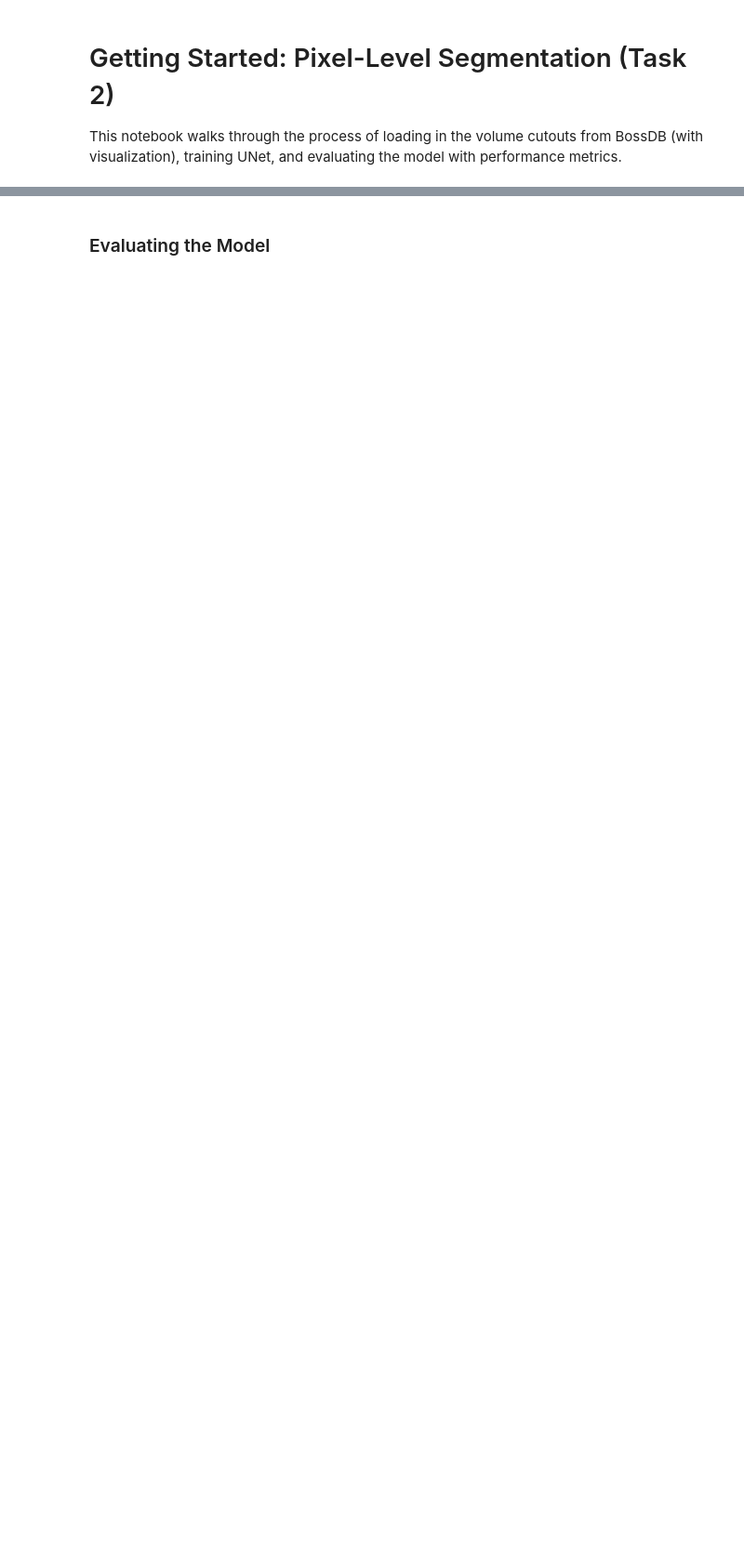
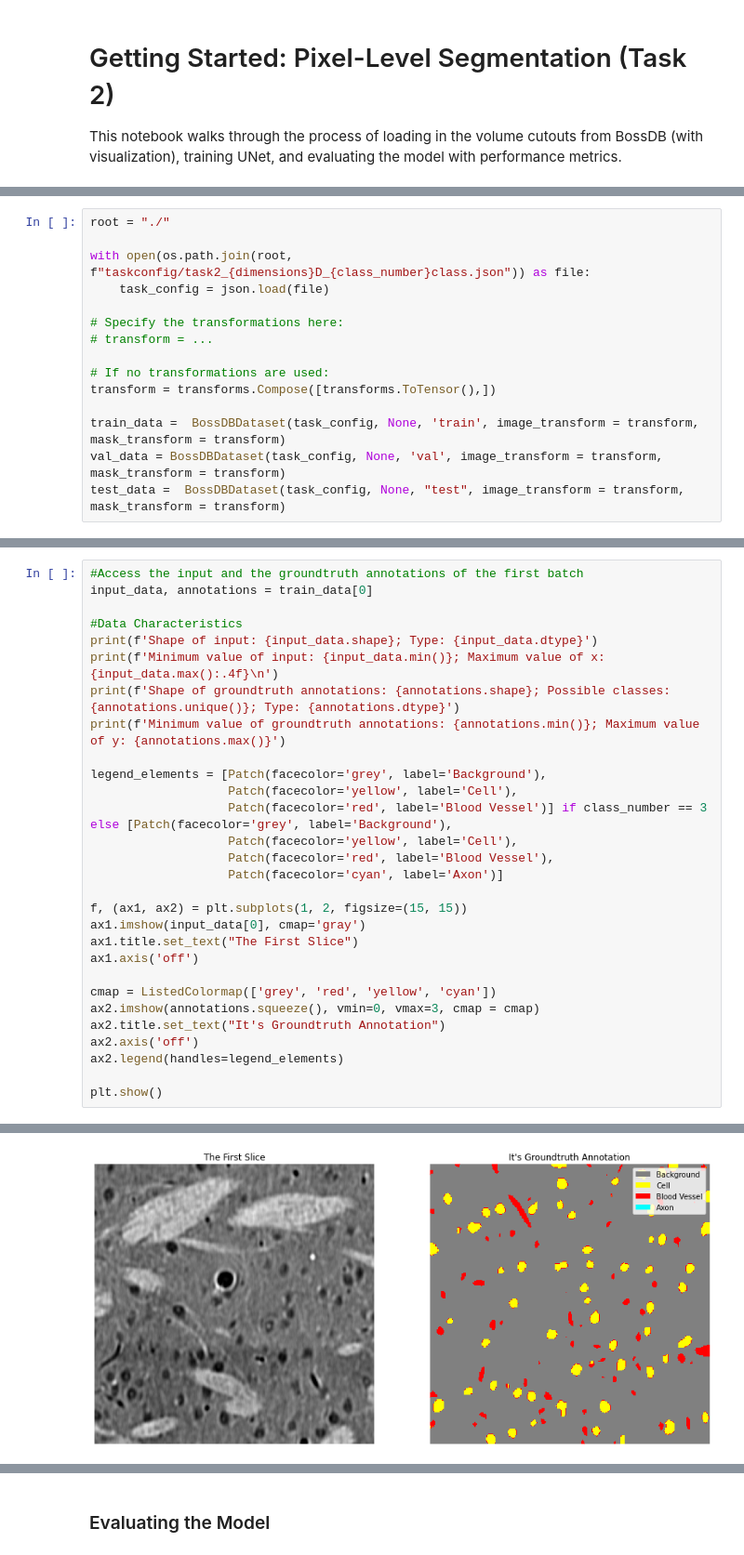
Before and after one commit to im-a-jin/MTNeuro, a Jupyter notebook: notebooks/task2_getting_started.ipynb, the cells around one changed output, grey strips where cells are left out. Shown at 93% size. Cells and saved outputs as stored; diff of their text form; blank space fills up the shorter version.

Commit message:
Cleaned up task2_getting_started

```diff
--- a/notebooks/task2_getting_started.ipynb
+++ b/notebooks/task2_getting_started.ipynb
@@ -331,0 +150,15 @@ For this notebook, we use the [U-Net](https://github.com/johschmidt42/PyTorch-2D
+# %%
+root = "./"
+
+with open(os.path.join(root, f"taskconfig/task2_{dimensions}D_{class_number}class.json")) as file:
+    task_config = json.load(file)
+
+# Specify the transformations here:
+# transform = ...
+
+# If no transformations are used:
+transform = transforms.Compose([transforms.ToTensor(),])
+
+train_data =  BossDBDataset(task_config, None, 'train', image_transform = transform, mask_transform = transform)
+val_data = BossDBDataset(task_config, None, 'val', image_transform = transform, mask_transform = transform)
+test_data =  BossDBDataset(task_config, None, "test", image_transform = transform, mask_transform = transform)
@@ -331,0 +172,30 @@ For this notebook, we use the [U-Net](https://github.com/johschmidt42/PyTorch-2D
+# %%
+#Access the input and the groundtruth annotations of the first batch
+input_data, annotations = train_data[0]
+
+#Data Characteristics
+print(f'Shape of input: {input_data.shape}; Type: {input_data.dtype}')
+print(f'Minimum value of input: {input_data.min()}; Maximum value of x: {input_data.max():.4f}\n')
+print(f'Shape of groundtruth annotations: {annotations.shape}; Possible classes: {annotations.unique()}; Type: {annotations.dtype}')
+print(f'Minimum value of groundtruth annotations: {annotations.min()}; Maximum value of y: {annotations.max()}')
+
+legend_elements = [Patch(facecolor='grey', label='Background'),
+                   Patch(facecolor='yellow', label='Cell'),
+                   Patch(facecolor='red', label='Blood Vessel')] if class_number == 3 else [Patch(facecolor='grey', label='Background'),
+                   Patch(facecolor='yellow', label='Cell'),
+                   Patch(facecolor='red', label='Blood Vessel'),
+                   Patch(facecolor='cyan', label='Axon')]
+
+f, (ax1, ax2) = plt.subplots(1, 2, figsize=(15, 15))
+ax1.imshow(input_data[0], cmap='gray')
+ax1.title.set_text("The First Slice")
+ax1.axis('off')
+
+cmap = ListedColormap(['grey', 'red', 'yellow', 'cyan'])
+ax2.imshow(annotations.squeeze(), vmin=0, vmax=3, cmap = cmap)
+ax2.title.set_text("It's Groundtruth Annotation")
+ax2.axis('off')
+ax2.legend(handles=legend_elements)
+
+plt.show()
+# %% [output]
@@ -331,0 +207 @@ For this notebook, we use the [U-Net](https://github.com/johschmidt42/PyTorch-2D
+[figure, added]
```
Also changed, not shown: parts of 41 cells of this notebook, 1 other file.
